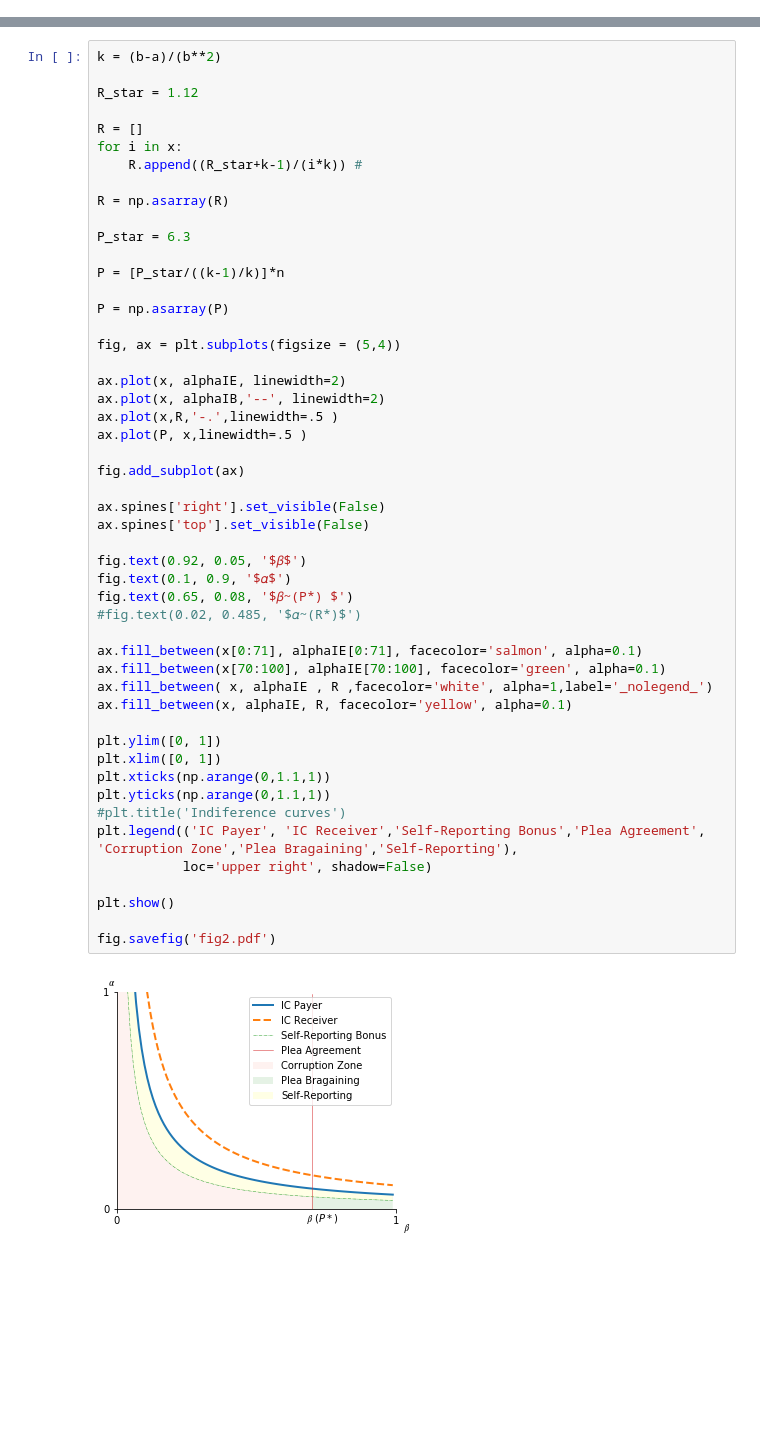
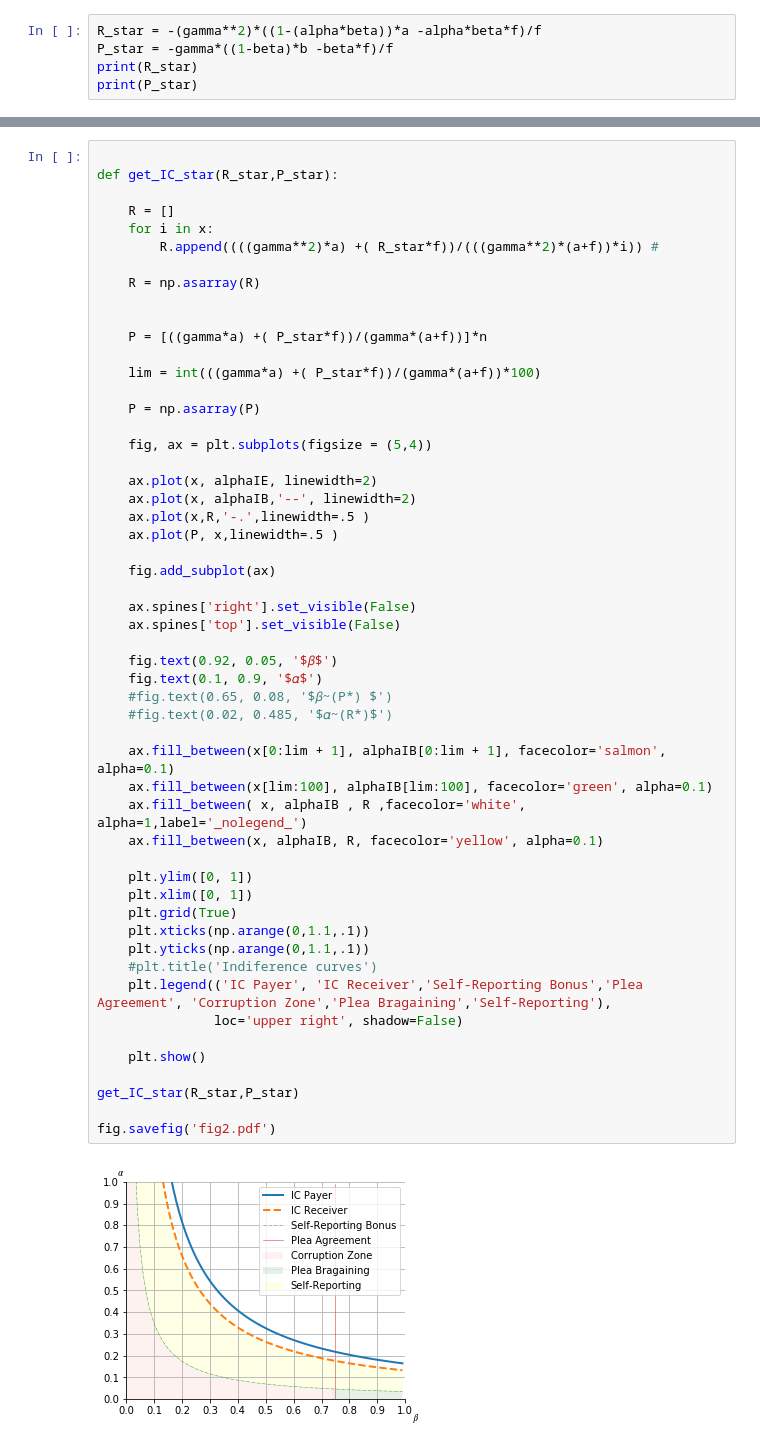
Before and after one commit to caxaxa/Corruption_Game, a Jupyter notebook: Supporting_Plots.ipynb, the cells around one changed output, grey strips where cells are left out. Drawn from its saved outputs; the diff is of its cells as text; blank space fills up the shorter version.

```diff
--- a/Supporting_Plots.ipynb
+++ b/Supporting_Plots.ipynb
@@ -64,0 +71,5 @@ fig.savefig('fig1.pdf')
+# %%
+R_star = -(gamma**2)*((1-(alpha*beta))*a -alpha*beta*f)/f
+P_star = -gamma*((1-beta)*b -beta*f)/f
+print(R_star)
+print(P_star)
@@ -65,52 +79,55 @@ fig.savefig('fig1.pdf')
 # %%
-k = (b-a)/(b**2)
 
-R_star = 1.12
+def get_IC_star(R_star,P_star):
 
-R = []
-for i in x:
-    R.append((R_star+k-1)/(i*k)) #
+    R = []
+    for i in x:
+        R.append((((gamma**2)*a) +( R_star*f))/(((gamma**2)*(a+f))*i)) #
 
-R = np.asarray(R)
+    R = np.asarray(R)
 
-P_star = 6.3
 
-P = [P_star/((k-1)/k)]*n
+    P = [((gamma*a) +( P_star*f))/(gamma*(a+f))]*n
 
-P = np.asarray(P)
+    lim = int(((gamma*a) +( P_star*f))/(gamma*(a+f))*100)
 
-fig, ax = plt.subplots(figsize = (5,4))
+    P = np.asarray(P)
 
-ax.plot(x, alphaIE, linewidth=2)
-ax.plot(x, alphaIB,'--', linewidth=2)
-ax.plot(x,R,'-.',linewidth=.5 )
-ax.plot(P, x,linewidth=.5 )
+    fig, ax = plt.subplots(figsize = (5,4))
 
-fig.add_subplot(ax)
+    ax.plot(x, alphaIE, linewidth=2)
+    ax.plot(x, alphaIB,'--', linewidth=2)
+    ax.plot(x,R,'-.',linewidth=.5 )
+    ax.plot(P, x,linewidth=.5 )
 
-ax.spines['right'].set_visible(False)
-ax.spines['top'].set_visible(False)
+    fig.add_subplot(ax)
 
-fig.text(0.92, 0.05, '$𝛽$')
-fig.text(0.1, 0.9, '$𝛼$')
-fig.text(0.65, 0.08, '$𝛽~(P*) $')
-#fig.text(0.02, 0.485, '$𝛼~(R*)$')
+    ax.spines['right'].set_visible(False)
+    ax.spines['top'].set_visible(False)
 
-ax.fill_between(x[0:71], alphaIE[0:71], facecolor='salmon', alpha=0.1)
-ax.fill_between(x[70:100], alphaIE[70:100], facecolor='green', alpha=0.1)
-ax.fill_between( x, alphaIE , R ,facecolor='white', alpha=1,label='_nolegend_')
-ax.fill_between(x, alphaIE, R, facecolor='yellow', alpha=0.1)
+    fig.text(0.92, 0.05, '$𝛽$')
+    fig.text(0.1, 0.9, '$𝛼$')
+    #fig.text(0.65, 0.08, '$𝛽~(P*) $')
+    #fig.text(0.02, 0.485, '$𝛼~(R*)$')
 
-plt.ylim([0, 1])
-plt.xlim([0, 1])
-plt.xticks(np.arange(0,1.1,1))
-plt.yticks(np.arange(0,1.1,1))
-#plt.title('Indiference curves')
-plt.legend(('IC Payer', 'IC Receiver','Self-Reporting Bonus','Plea Agreement', 'Corruption Zone','Plea Bragaining','Self-Reporting'),
-           loc='upper right', shadow=False)
+    ax.fill_between(x[0:lim + 1], alphaIB[0:lim + 1], facecolor='salmon', alpha=0.1)
+    ax.fill_between(x[lim:100], alphaIB[lim:100], facecolor='green', alpha=0.1)
+    ax.fill_between( x, alphaIB , R ,facecolor='white', alpha=1,label='_nolegend_')
+    ax.fill_between(x, alphaIB, R, facecolor='yellow', alpha=0.1)
 
-plt.show()
+    plt.ylim([0, 1])
+    plt.xlim([0, 1])
+    plt.grid(True)
+    plt.xticks(np.arange(0,1.1,.1))
+    plt.yticks(np.arange(0,1.1,.1))
+    #plt.title('Indiference curves')
+    plt.legend(('IC Payer', 'IC Receiver','Self-Reporting Bonus','Plea Agreement', 'Corruption Zone','Plea Bragaining','Self-Reporting'),
+               loc='upper right', shadow=False)
+
+    plt.show()
+
+get_IC_star(R_star,P_star)
 
 fig.savefig('fig2.pdf')
 # %% [output]
-[figure, old version]
+[figure, new version]
```
Also changed, not shown: parts of 6 cells of this notebook, 5 other files.
